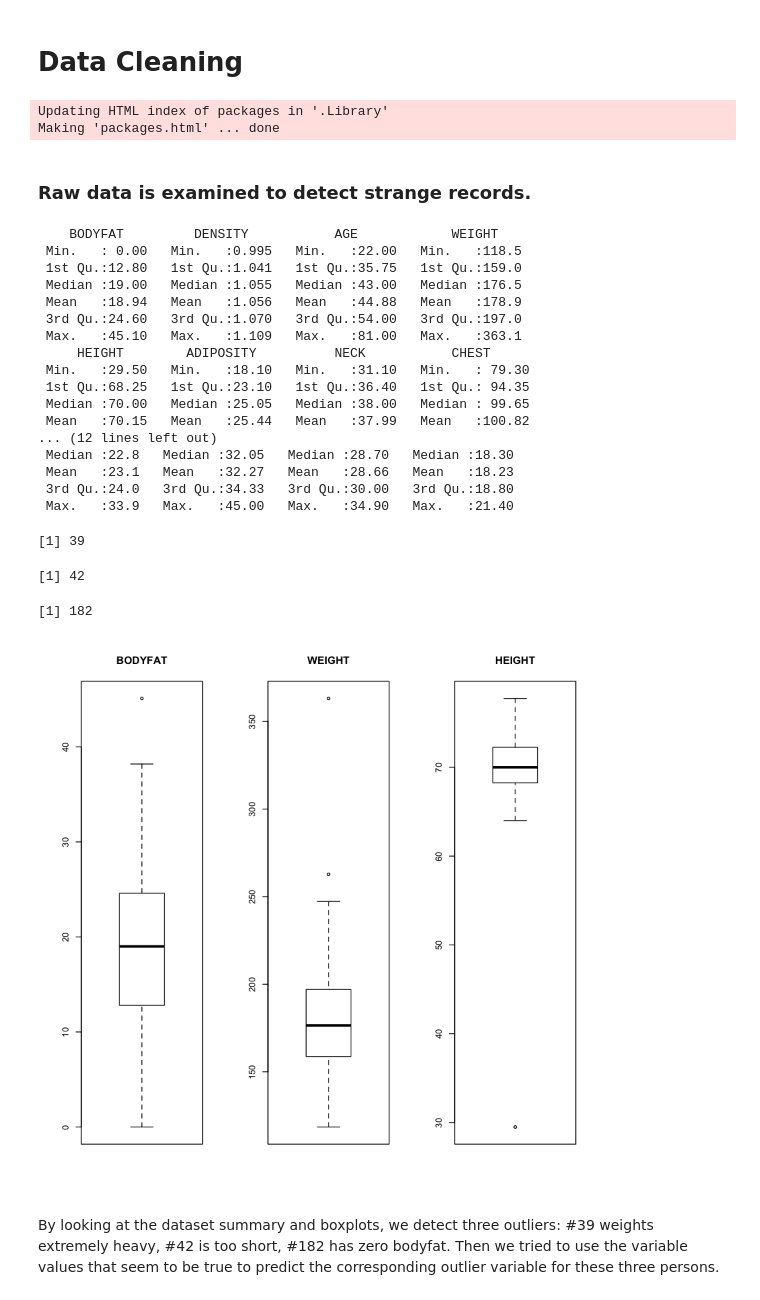
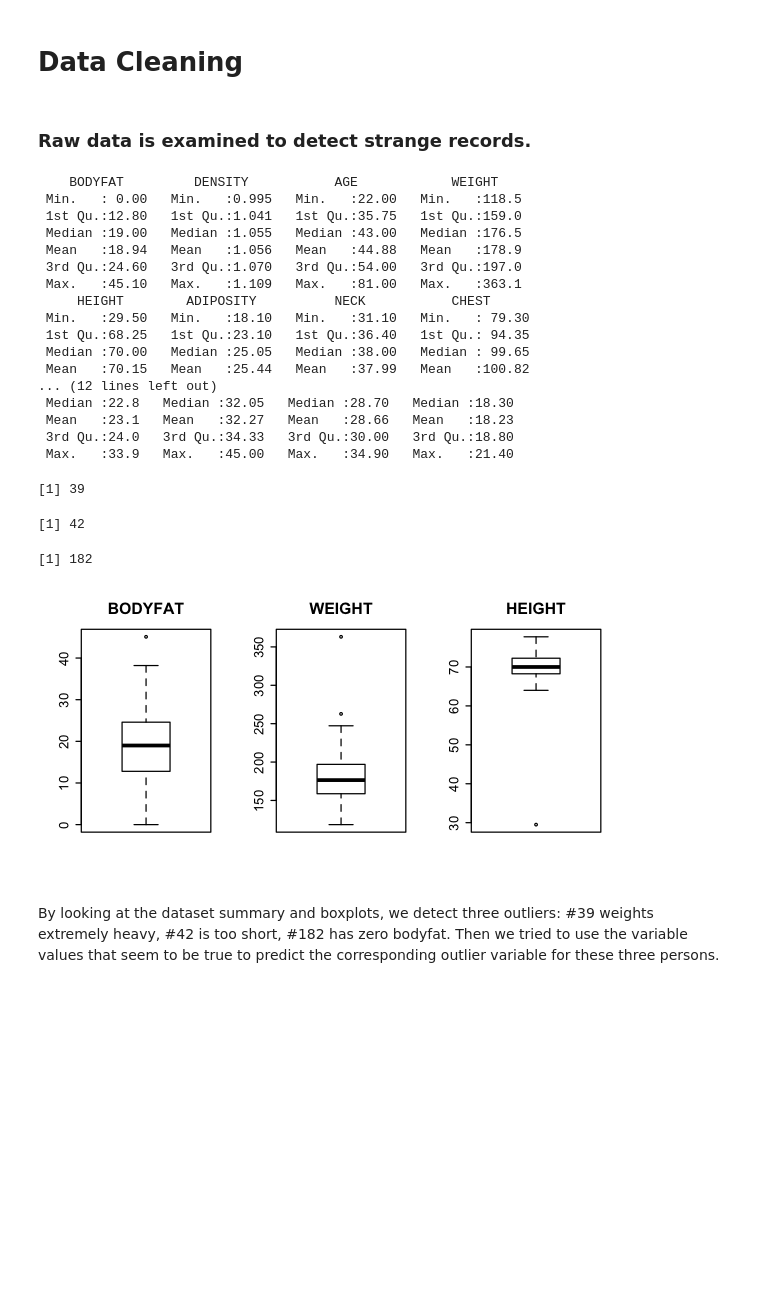
Before and after one commit to jianxia318/628model1-bodyfat, a Jupyter notebook: data/report.ipynb, the cells around one changed output. Drawn from its saved outputs; the diff is of its cells as text; code cells hidden in the pictures; blank space fills up the shorter version.

```diff
--- a/data/report.ipynb
+++ b/data/report.ipynb
@@ -7,43 +7,41 @@ library(ggplot2);library(gridExtra);library(carData);library(car);
 # %%
-install.packages('jtools')
+#install.packages('jtools')
 library(jtools)
-# %% [output]
-Updating HTML index of packages in '.Library'
-Making 'packages.html' ... done
 # %% [markdown]
 ### Raw data is examined to detect strange records.
 # %%
 dat = read.csv("BodyFat.csv", row.names = 1)
 summary(dat)
+options(repr.plot.width=4.875,repr.plot.height=2.5,repr.plot.pointsize=8)
 par(mfrow=c(1,3))
 boxplot(dat$BODYFAT,main="BODYFAT")
 boxplot(dat$WEIGHT,main="WEIGHT")
 boxplot(dat$HEIGHT,main="HEIGHT")
 which(dat$WEIGHT==max(dat$WEIGHT))#39
 which(dat$HEIGHT==min(dat$HEIGHT))#42
 which(dat$BODYFAT==0)#182
 # %% [output]
     BODYFAT         DENSITY           AGE            WEIGHT
  Min.   : 0.00   Min.   :0.995   Min.   :22.00   Min.   :118.5
  1st Qu.:12.80   1st Qu.:1.041   1st Qu.:35.75   1st Qu.:159.0
  Median :19.00   Median :1.055   Median :43.00   Median :176.5
  Mean   :18.94   Mean   :1.056   Mean   :44.88   Mean   :178.9
  3rd Qu.:24.60   3rd Qu.:1.070   3rd Qu.:54.00   3rd Qu.:197.0
  Max.   :45.10   Max.   :1.109   Max.   :81.00   Max.   :363.1
      HEIGHT        ADIPOSITY          NECK           CHEST
  Min.   :29.50   Min.   :18.10   Min.   :31.10   Min.   : 79.30
  1st Qu.:68.25   1st Qu.:23.10   1st Qu.:36.40   1st Qu.: 94.35
  Median :70.00   Median :25.05   Median :38.00   Median : 99.65
  Mean   :70.15   Mean   :25.44   Mean   :37.99   Mean   :100.82
 ... (12 lines left out)
  Median :22.8   Median :32.05   Median :28.70   Median :18.30
  Mean   :23.1   Mean   :32.27   Mean   :28.66   Mean   :18.23
  3rd Qu.:24.0   3rd Qu.:34.33   3rd Qu.:30.00   3rd Qu.:18.80
  Max.   :33.9   Max.   :45.00   Max.   :34.90   Max.   :21.40
 [1] 39
 [1] 42
 [1] 182
-[figure, old version]
+[figure, new version]
 # %% [markdown]
 By looking at the dataset summary and boxplots, we detect three outliers: #39 weights extremely heavy, #42 is too short, #182 has zero bodyfat. Then we tried to use the variable values that seem to be true to predict the corresponding outlier variable for these three persons.
 # %% [markdown]
```
Also changed, not shown: parts of 9 cells of this notebook.
